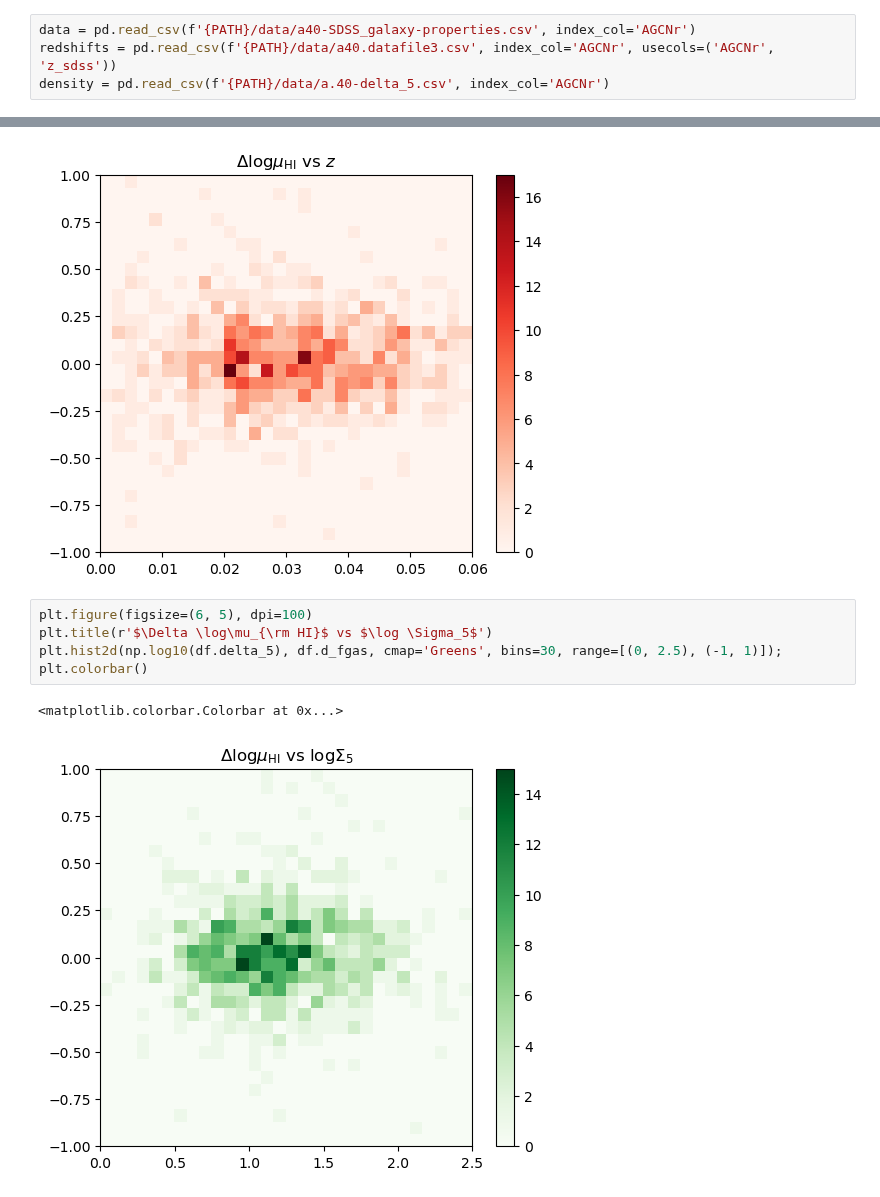
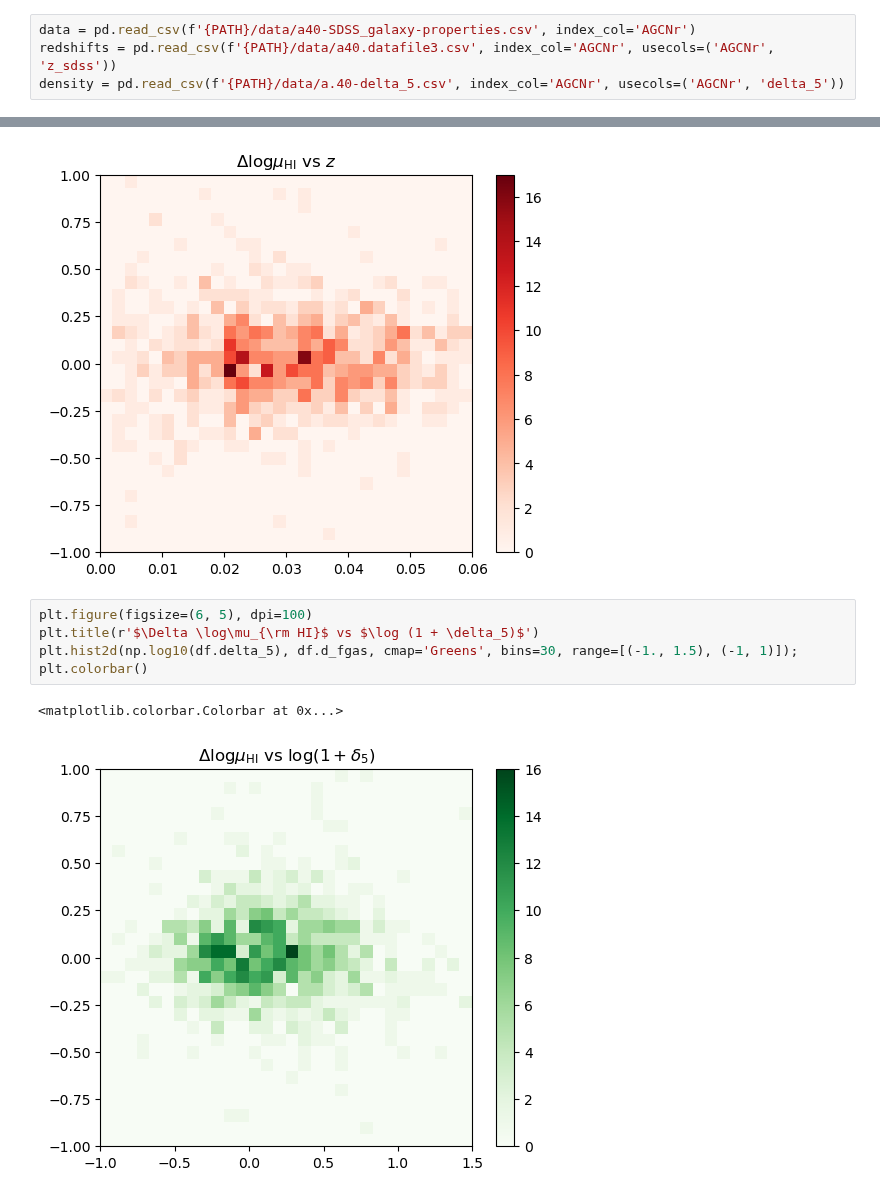
Before and after one commit to jwuphysics/HI-convnets, a Jupyter notebook: notebook/Interpreting a.40 predictions.ipynb, the cells around one changed output, grey strips where cells are left out. Saved outputs shown, nothing was run; the diff lists cells and outputs as text.

```diff
--- a/notebook/Interpreting a.40 predictions.ipynb
+++ b/notebook/Interpreting a.40 predictions.ipynb
@@ -80,7 +80,7 @@ results['d_fgas'] = results.fgas_pred - results.fgas_true
 # %%
 data = pd.read_csv(f'{PATH}/data/a40-SDSS_galaxy-properties.csv', index_col='AGCNr')
 redshifts = pd.read_csv(f'{PATH}/data/a40.datafile3.csv', index_col='AGCNr', usecols=('AGCNr', 'z_sdss'))
-density = pd.read_csv(f'{PATH}/data/a.40-delta_5.csv', index_col='AGCNr')
+density = pd.read_csv(f'{PATH}/data/a.40-delta_5.csv', index_col='AGCNr', usecols=('AGCNr', 'delta_5'))
 # %%
 df = results.join(data, on='AGCNr', how='left').join(redshifts, on='AGCNr', how='left').join(density, on='AGCNr', how='left')
 df.sample(3)
@@ -176,9 +176,9 @@ plt.colorbar()
 [figure]
 # %%
 plt.figure(figsize=(6, 5), dpi=100)
-plt.title(r'$\Delta \log\mu_{\rm HI}$ vs $\log \Sigma_5$')
-plt.hist2d(np.log10(df.delta_5), df.d_fgas, cmap='Greens', bins=30, range=[(0, 2.5), (-1, 1)]);
+plt.title(r'$\Delta \log\mu_{\rm HI}$ vs $\log (1 + \delta_5)$')
+plt.hist2d(np.log10(df.delta_5), df.d_fgas, cmap='Greens', bins=30, range=[(-1., 1.5), (-1, 1)]);
 plt.colorbar()
 # %% [output]
 <matplotlib.colorbar.Colorbar at 0x...>
-[figure, old version]
+[figure, new version]
```
Also changed, not shown: parts of 3 cells of this notebook.
